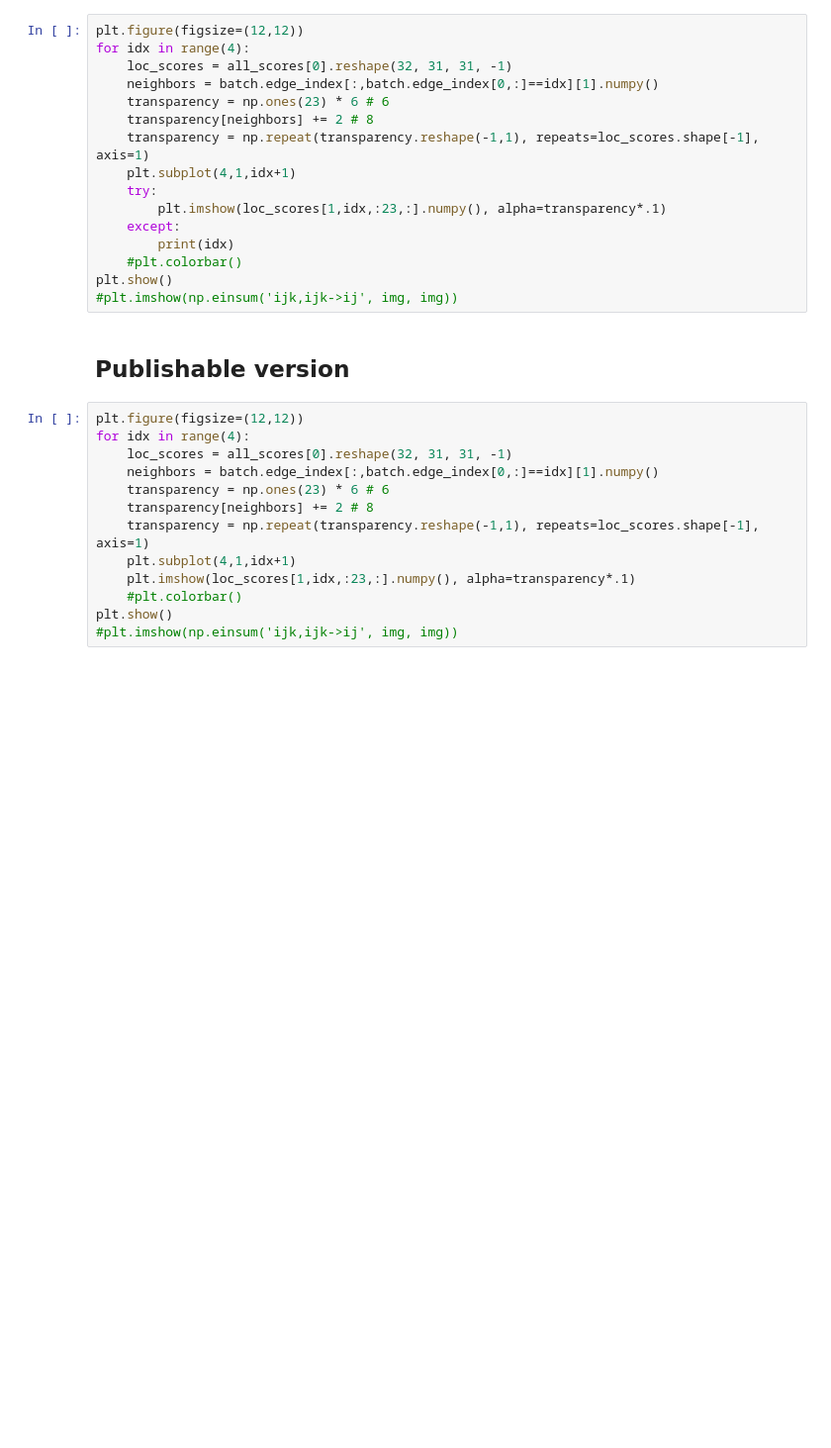
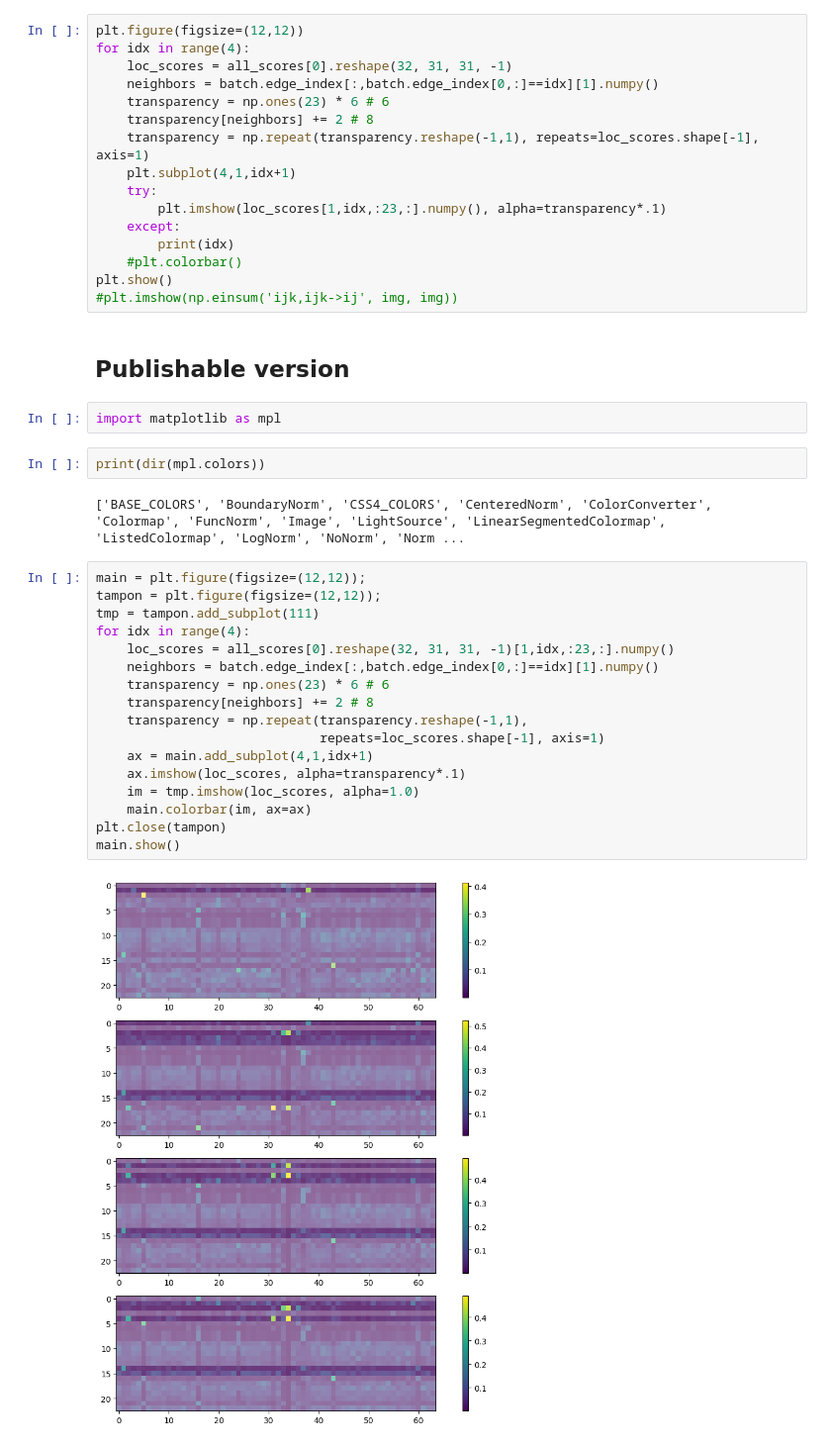
Before and after one commit to rmenegaux/GraphGPS, a Jupyter notebook: att_maps.ipynb, the cells around one changed output. Shown at 99% size. Cells and saved outputs as stored; diff of their text form; blank space fills up the shorter version.

```diff
--- a/att_maps.ipynb
+++ b/att_maps.ipynb
@@ -226,16 +226,28 @@ plt.show()
 #plt.imshow(np.einsum('ijk,ijk->ij', img, img))
 # %% [markdown]
 ## Publishable version
+# %%
+import matplotlib as mpl
+# %%
+print(dir(mpl.colors))
+# %% [output]
+['BASE_COLORS', 'BoundaryNorm', 'CSS4_COLORS', 'CenteredNorm', 'ColorConverter', 'Colormap', 'FuncNorm', 'Image', 'LightSource', 'LinearSegmentedColormap', 'ListedColormap', 'LogNorm', 'NoNorm', 'Norm ...
 # %%
-plt.figure(figsize=(12,12))
+main = plt.figure(figsize=(12,12));
+tampon = plt.figure(figsize=(12,12));
+tmp = tampon.add_subplot(111)
 for idx in range(4):
-    loc_scores = all_scores[0].reshape(32, 31, 31, -1)
+    loc_scores = all_scores[0].reshape(32, 31, 31, -1)[1,idx,:23,:].numpy()
     neighbors = batch.edge_index[:,batch.edge_index[0,:]==idx][1].numpy()
     transparency = np.ones(23) * 6 # 6
     transparency[neighbors] += 2 # 8
-    transparency = np.repeat(transparency.reshape(-1,1), repeats=loc_scores.shape[-1], axis=1)
-    plt.subplot(4,1,idx+1)
-    plt.imshow(loc_scores[1,idx,:23,:].numpy(), alpha=transparency*.1)
-    #plt.colorbar()
-plt.show()
-#plt.imshow(np.einsum('ijk,ijk->ij', img, img))
+    transparency = np.repeat(transparency.reshape(-1,1),
+                             repeats=loc_scores.shape[-1], axis=1)
+    ax = main.add_subplot(4,1,idx+1)
+    ax.imshow(loc_scores, alpha=transparency*.1)
+    im = tmp.imshow(loc_scores, alpha=1.0)
+    main.colorbar(im, ax=ax)
+plt.close(tampon)
+main.show()
+# %% [output]
+[figure, added]
```
Also changed, not shown: parts of 1 cell of this notebook.
